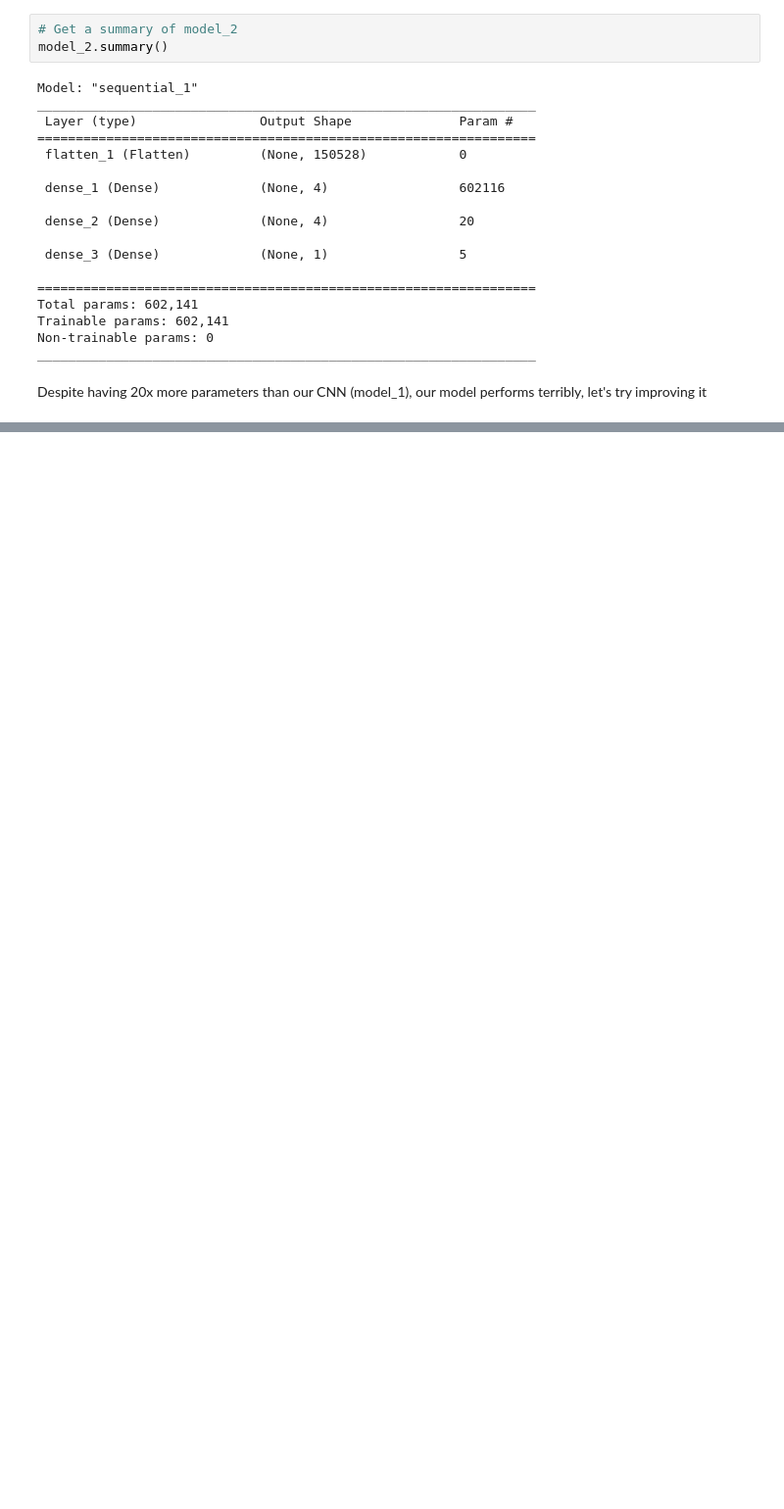
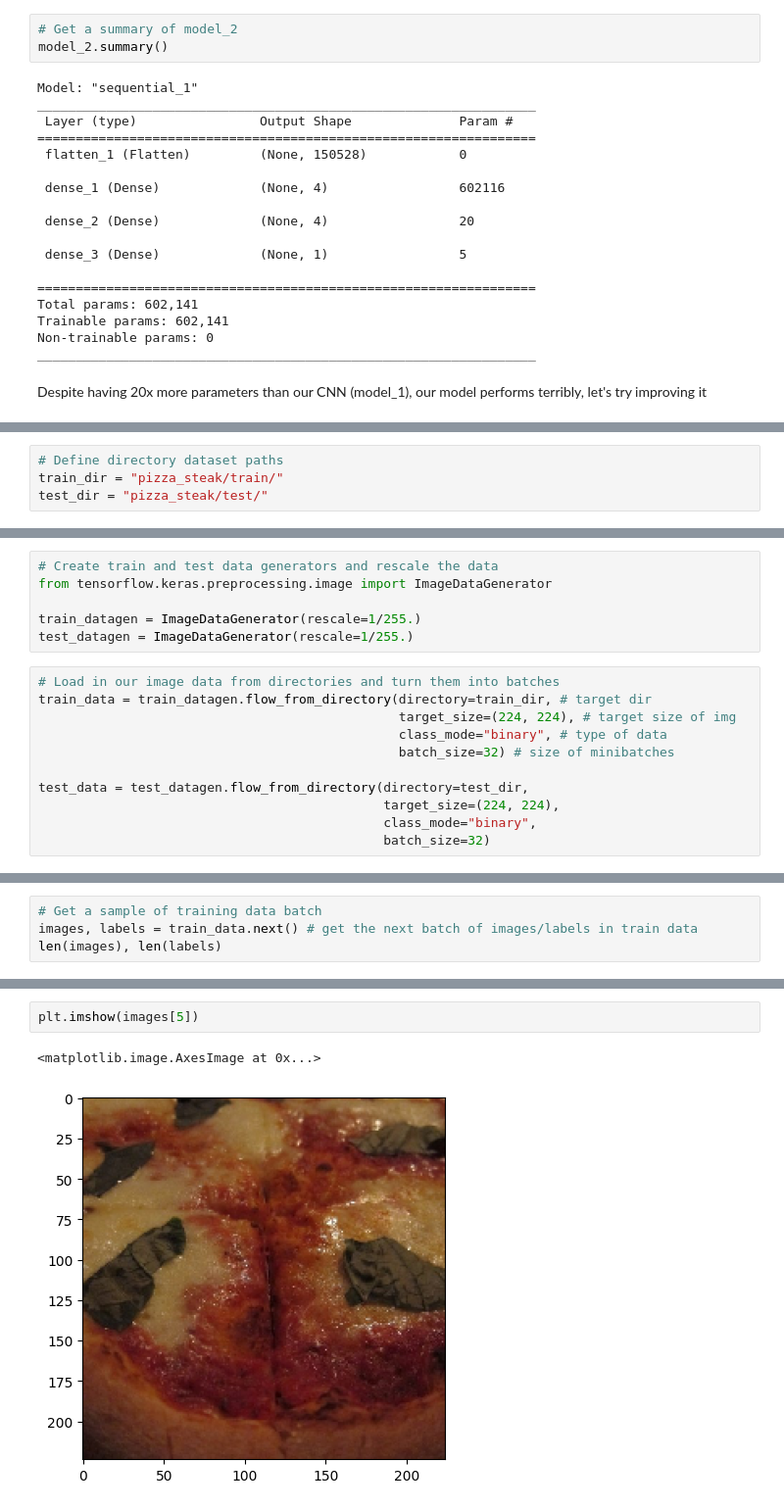
Before and after one commit to pformela/ztm-tensorflow, a Jupyter notebook: 04-computer-vision-and-cnn/04_computer_vision_and_convolutional_neural_networks_in_tensorflow.ipynb, the cells around one changed output, grey strips where cells are left out. Shown at 98% size. Cells and saved outputs as stored; diff of their text form; blank space fills up the shorter version.

```diff
--- a/04-computer-vision-and-cnn/04_computer_vision_and_convolutional_neural_networks_in_tensorflow.ipynb
+++ b/04-computer-vision-and-cnn/04_computer_vision_and_convolutional_neural_networks_in_tensorflow.ipynb
@@ -372,0 +400,4 @@ _________________________________________________________________
+# %%
+# Define directory dataset paths
+train_dir = "pizza_steak/train/"
+test_dir = "pizza_steak/test/"
@@ -372,0 +412,17 @@ _________________________________________________________________
+# %%
+# Create train and test data generators and rescale the data
+from tensorflow.keras.preprocessing.image import ImageDataGenerator
+
+train_datagen = ImageDataGenerator(rescale=1/255.)
+test_datagen = ImageDataGenerator(rescale=1/255.)
+# %%
+# Load in our image data from directories and turn them into batches
+train_data = train_datagen.flow_from_directory(directory=train_dir, # target dir
+                                               target_size=(224, 224), # target size of img
+                                               class_mode="binary", # type of data
+                                               batch_size=32) # size of minibatches
+
+test_data = test_datagen.flow_from_directory(directory=test_dir,
+                                             target_size=(224, 224),
+                                             class_mode="binary",
+                                             batch_size=32)
@@ -372,0 +432,4 @@ _________________________________________________________________
+# %%
+# Get a sample of training data batch
+images, labels = train_data.next() # get the next batch of images/labels in train data
+len(images), len(labels)
@@ -372,0 +464,5 @@ _________________________________________________________________
+# %%
+plt.imshow(images[5])
+# %% [output]
+<matplotlib.image.AxesImage at 0x...>
+[figure, added]
```
Also changed, not shown: parts of 45 cells of this notebook.
